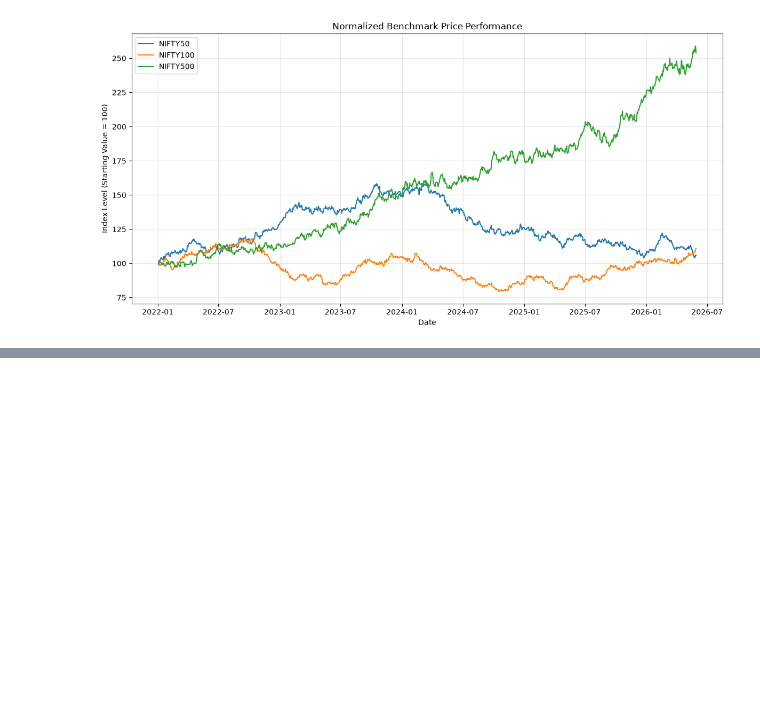
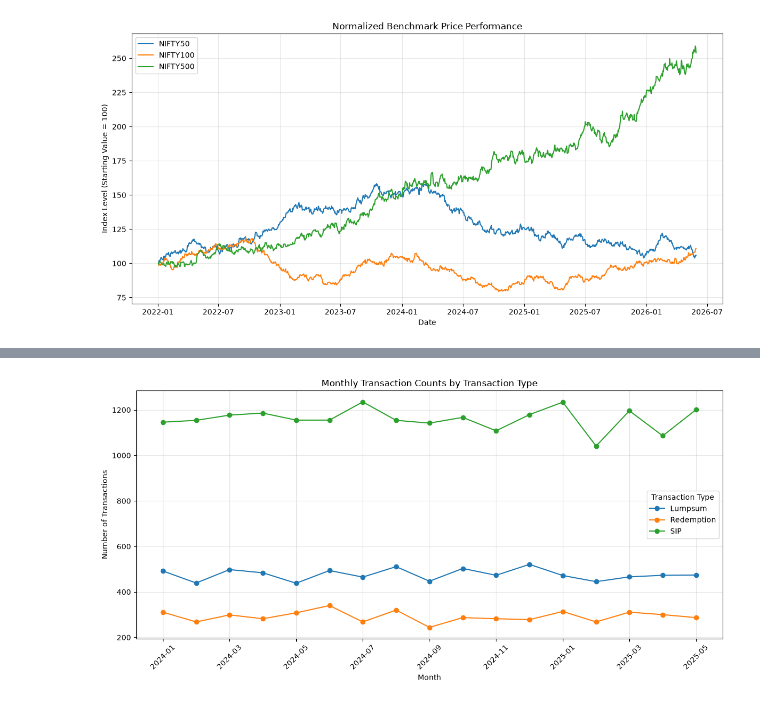
Before and after one commit to hardikj1508/Mutual_Fund_Project_V2, a Jupyter notebook: notebooks/exploratory_analysis.ipynb, the cells around one changed output, grey strips where cells are left out. Cells and saved outputs as stored; diff of their text form; code cells hidden in the pictures; blank space fills up the shorter version.

```diff
--- a/notebooks/exploratory_analysis.ipynb
+++ b/notebooks/exploratory_analysis.ipynb
@@ -4711,0 +5080,20 @@ plt.show()
+# %%
+transactions_df["transaction_date"] = pd.to_datetime(
+    transactions_df["transaction_date"]
+)
+
+transactions_df["transaction_month"] = (
+    transactions_df["transaction_date"].dt.to_period("M").astype(str)
+)
+
+monthly_transactions = (
+    transactions_df
+    .groupby(["transaction_month", "transaction_type"])
+    .agg(
+        transaction_count=("amount_inr", "size"),
+        total_amount_inr=("amount_inr", "sum")
+    )
+    .reset_index()
+)
+
+display(monthly_transactions.head(15))
@@ -4711,0 +5211,22 @@ plt.show()
+# %%
+monthly_count_pivot = monthly_transactions.pivot(
+    index="transaction_month",
+    columns="transaction_type",
+    values="transaction_count"
+)
+
+monthly_count_pivot.plot(
+    figsize=(12, 6),
+    marker="o"
+)
+
+plt.title("Monthly Transaction Counts by Transaction Type")
+plt.xlabel("Month")
+plt.ylabel("Number of Transactions")
+plt.xticks(rotation=45)
+plt.legend(title="Transaction Type")
+plt.grid(True, alpha=0.3)
+plt.tight_layout()
+plt.show()
+# %% [output]
+[figure, added]
```
Also changed, not shown: parts of 89 cells of this notebook.
